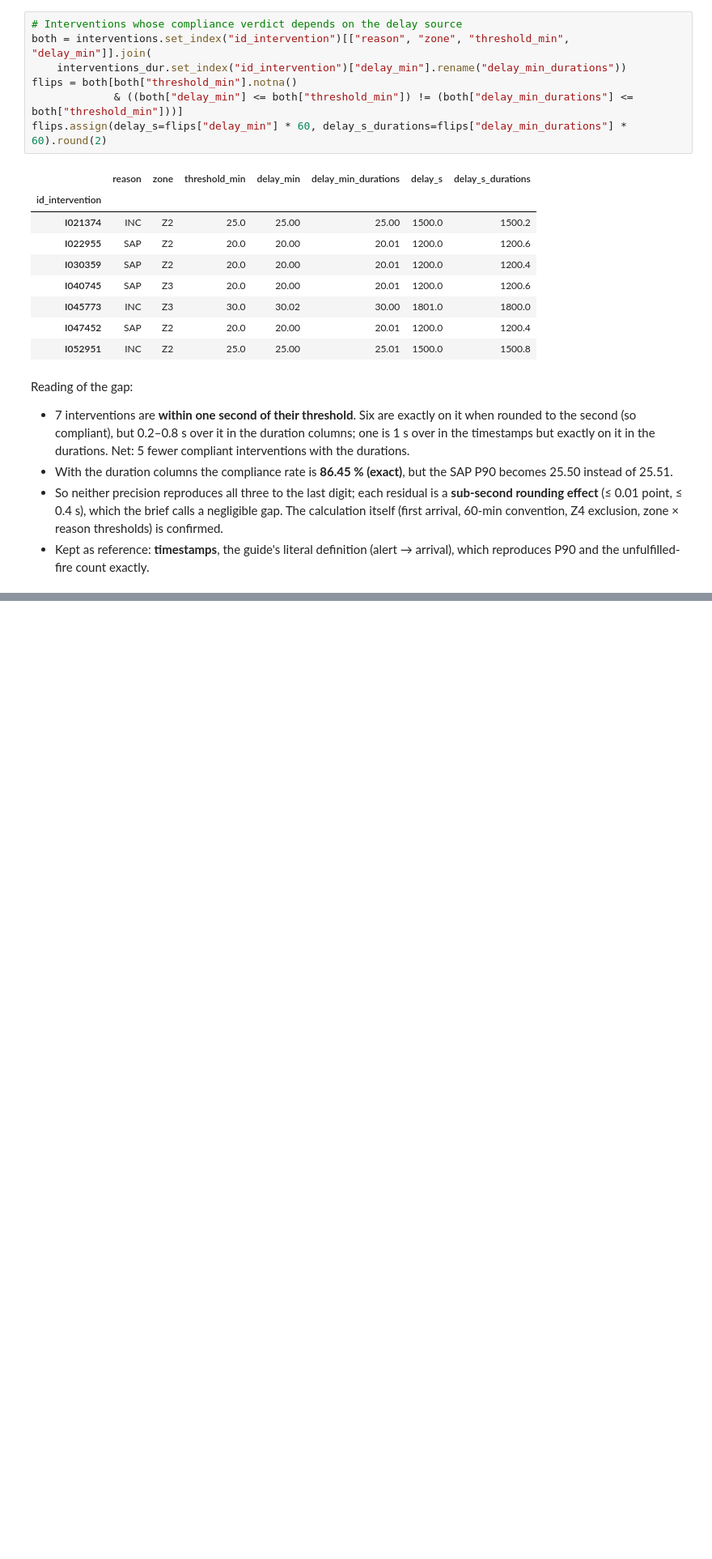
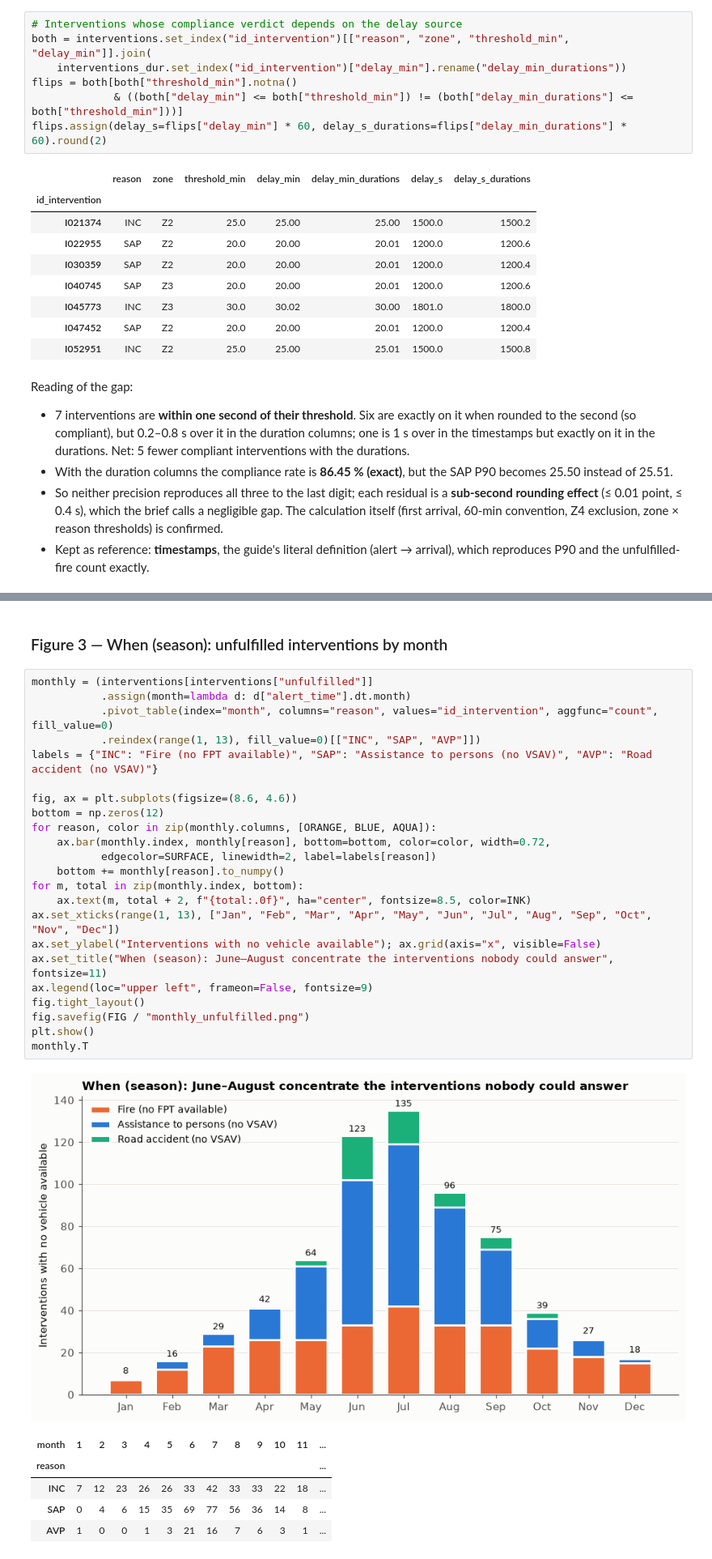
Before and after one commit to SafiUllahAdam/optimops-eval, a Jupyter notebook: analysis/task1_baseline.ipynb, the cells around one changed output, grey strips where cells are left out. Shown at 81% size. Saved outputs shown, nothing was run; the diff lists cells and outputs as text; blank space fills up the shorter version.

```diff
--- a/analysis/task1_baseline.ipynb
+++ b/analysis/task1_baseline.ipynb
@@ -185,0 +285,32 @@ Reading of the gap:
+# %% [markdown]
+### Figure 3 — When (season): unfulfilled interventions by month
+# %%
+monthly = (interventions[interventions["unfulfilled"]]
+           .assign(month=lambda d: d["alert_time"].dt.month)
+           .pivot_table(index="month", columns="reason", values="id_intervention", aggfunc="count", fill_value=0)
+           .reindex(range(1, 13), fill_value=0)[["INC", "SAP", "AVP"]])
+labels = {"INC": "Fire (no FPT available)", "SAP": "Assistance to persons (no VSAV)", "AVP": "Road accident (no VSAV)"}
+
+fig, ax = plt.subplots(figsize=(8.6, 4.6))
+bottom = np.zeros(12)
+for reason, color in zip(monthly.columns, [ORANGE, BLUE, AQUA]):
+    ax.bar(monthly.index, monthly[reason], bottom=bottom, color=color, width=0.72,
+           edgecolor=SURFACE, linewidth=2, label=labels[reason])
+    bottom += monthly[reason].to_numpy()
+for m, total in zip(monthly.index, bottom):
+    ax.text(m, total + 2, f"{total:.0f}", ha="center", fontsize=8.5, color=INK)
+ax.set_xticks(range(1, 13), ["Jan", "Feb", "Mar", "Apr", "May", "Jun", "Jul", "Aug", "Sep", "Oct", "Nov", "Dec"])
+ax.set_ylabel("Interventions with no vehicle available"); ax.grid(axis="x", visible=False)
+ax.set_title("When (season): June–August concentrate the interventions nobody could answer", fontsize=11)
+ax.legend(loc="upper left", frameon=False, fontsize=9)
+fig.tight_layout()
+fig.savefig(FIG / "monthly_unfulfilled.png")
+plt.show()
+monthly.T
+# %% [output]
+[figure, added]
+| month | 1 | 2 | 3 | 4 | 5 | 6 | 7 | 8 | 9 | 10 | 11 | ... |
+| reason |  |  |  |  |  |  |  |  |  |  |  | ... |
+| INC | 7 | 12 | 23 | 26 | 26 | 33 | 42 | 33 | 33 | 22 | 18 | ... |
+| SAP | 0 | 4 | 6 | 15 | 35 | 69 | 77 | 56 | 36 | 14 | 8 | ... |
+| AVP | 1 | 0 | 0 | 1 | 3 | 21 | 16 | 7 | 6 | 3 | 1 | ... |
```
Also changed, not shown: parts of 13 cells of this notebook, 5 other files.
